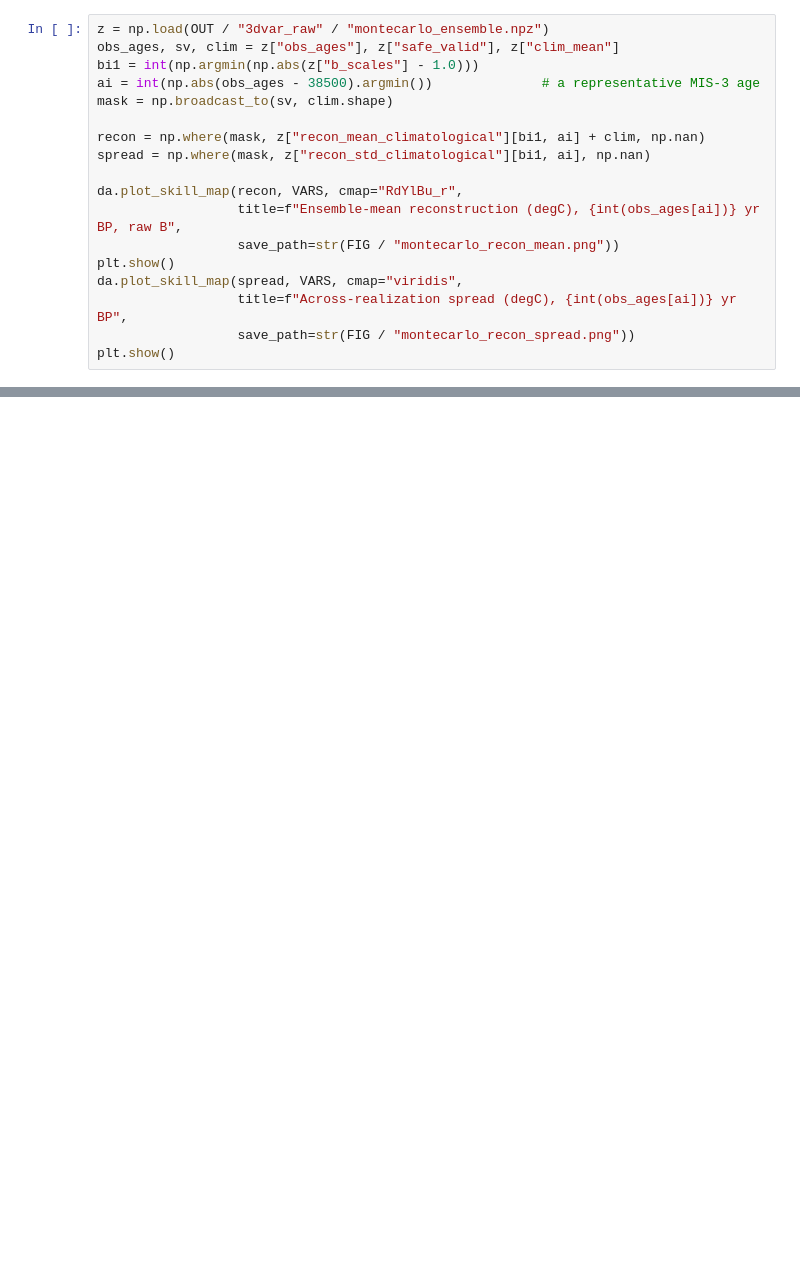
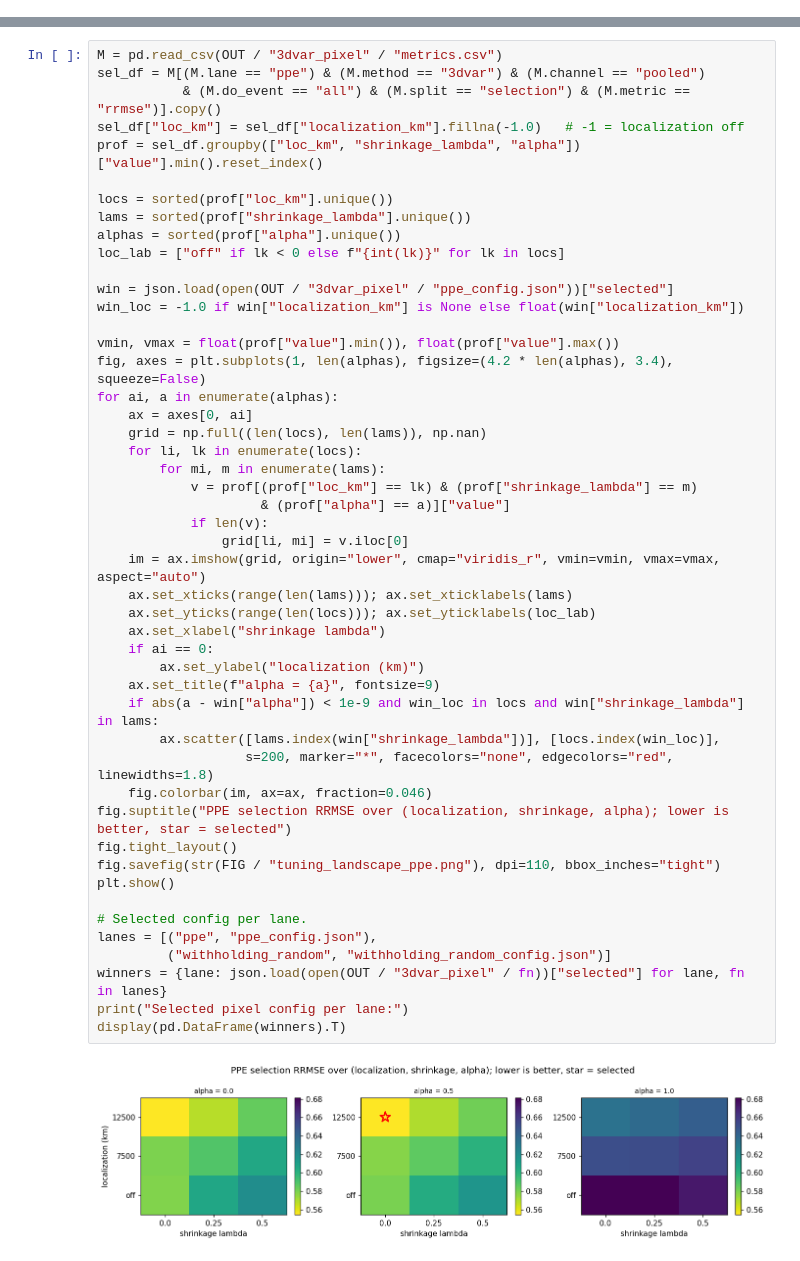
Before and after one commit to evgeni-g-georgiev/sparse_paleoclimate_field_reconstruction, a Jupyter notebook: notebooks/07_3dvar.ipynb, the cells around one changed output, grey strips where cells are left out. Cells and saved outputs as stored; diff of their text form; blank space fills up the shorter version.

```diff
--- a/notebooks/07_3dvar.ipynb
+++ b/notebooks/07_3dvar.ipynb
@@ -522,18 +0,0 @@ resampling uncertainty, showing where the network constrains the field.
-# %%
-z = np.load(OUT / "3dvar_raw" / "montecarlo_ensemble.npz")
-obs_ages, sv, clim = z["obs_ages"], z["safe_valid"], z["clim_mean"]
-bi1 = int(np.argmin(np.abs(z["b_scales"] - 1.0)))
-ai = int(np.abs(obs_ages - 38500).argmin())              # a representative MIS-3 age
-mask = np.broadcast_to(sv, clim.shape)
-
-recon = np.where(mask, z["recon_mean_climatological"][bi1, ai] + clim, np.nan)
-spread = np.where(mask, z["recon_std_climatological"][bi1, ai], np.nan)
-
-da.plot_skill_map(recon, VARS, cmap="RdYlBu_r",
-                  title=f"Ensemble-mean reconstruction (degC), {int(obs_ages[ai])} yr BP, raw B",
-                  save_path=str(FIG / "montecarlo_recon_mean.png"))
-plt.show()
-da.plot_skill_map(spread, VARS, cmap="viridis",
-                  title=f"Across-realization spread (degC), {int(obs_ages[ai])} yr BP",
-                  save_path=str(FIG / "montecarlo_recon_spread.png"))
-plt.show()
@@ -644,0 +152,50 @@ plt.show()
+# %%
+M = pd.read_csv(OUT / "3dvar_pixel" / "metrics.csv")
+sel_df = M[(M.lane == "ppe") & (M.method == "3dvar") & (M.channel == "pooled")
+           & (M.do_event == "all") & (M.split == "selection") & (M.metric == "rrmse")].copy()
+sel_df["loc_km"] = sel_df["localization_km"].fillna(-1.0)   # -1 = localization off
+prof = sel_df.groupby(["loc_km", "shrinkage_lambda", "alpha"])["value"].min().reset_index()
+
+locs = sorted(prof["loc_km"].unique())
+lams = sorted(prof["shrinkage_lambda"].unique())
+alphas = sorted(prof["alpha"].unique())
+loc_lab = ["off" if lk < 0 else f"{int(lk)}" for lk in locs]
+
+win = json.load(open(OUT / "3dvar_pixel" / "ppe_config.json"))["selected"]
+win_loc = -1.0 if win["localization_km"] is None else float(win["localization_km"])
+
+vmin, vmax = float(prof["value"].min()), float(prof["value"].max())
+fig, axes = plt.subplots(1, len(alphas), figsize=(4.2 * len(alphas), 3.4), squeeze=False)
+for ai, a in enumerate(alphas):
+    ax = axes[0, ai]
+    grid = np.full((len(locs), len(lams)), np.nan)
+    for li, lk in enumerate(locs):
+        for mi, m in enumerate(lams):
+            v = prof[(prof["loc_km"] == lk) & (prof["shrinkage_lambda"] == m)
+                     & (prof["alpha"] == a)]["value"]
+            if len(v):
+                grid[li, mi] = v.iloc[0]
+    im = ax.imshow(grid, origin="lower", cmap="viridis_r", vmin=vmin, vmax=vmax, aspect="auto")
+    ax.set_xticks(range(len(lams))); ax.set_xticklabels(lams)
+    ax.set_yticks(range(len(locs))); ax.set_yticklabels(loc_lab)
+    ax.set_xlabel("shrinkage lambda")
+    if ai == 0:
+        ax.set_ylabel("localization (km)")
+    ax.set_title(f"alpha = {a}", fontsize=9)
+    if abs(a - win["alpha"]) < 1e-9 and win_loc in locs and win["shrinkage_lambda"] in lams:
+        ax.scatter([lams.index(win["shrinkage_lambda"])], [locs.index(win_loc)],
+                   s=200, marker="*", facecolors="none", edgecolors="red", linewidths=1.8)
+    fig.colorbar(im, ax=ax, fraction=0.046)
+fig.suptitle("PPE selection RRMSE over (localization, shrinkage, alpha); lower is better, star = selected")
+fig.tight_layout()
+fig.savefig(str(FIG / "tuning_landscape_ppe.png"), dpi=110, bbox_inches="tight")
+plt.show()
+
+# Selected config per lane.
+lanes = [("ppe", "ppe_config.json"),
+         ("withholding_random", "withholding_random_config.json")]
+winners = {lane: json.load(open(OUT / "3dvar_pixel" / fn))["selected"] for lane, fn in lanes}
+print("Selected pixel config per lane:")
+display(pd.DataFrame(winners).T)
+# %% [output]
+[figure, added]
```
Also changed, not shown: parts of 43 cells of this notebook.
